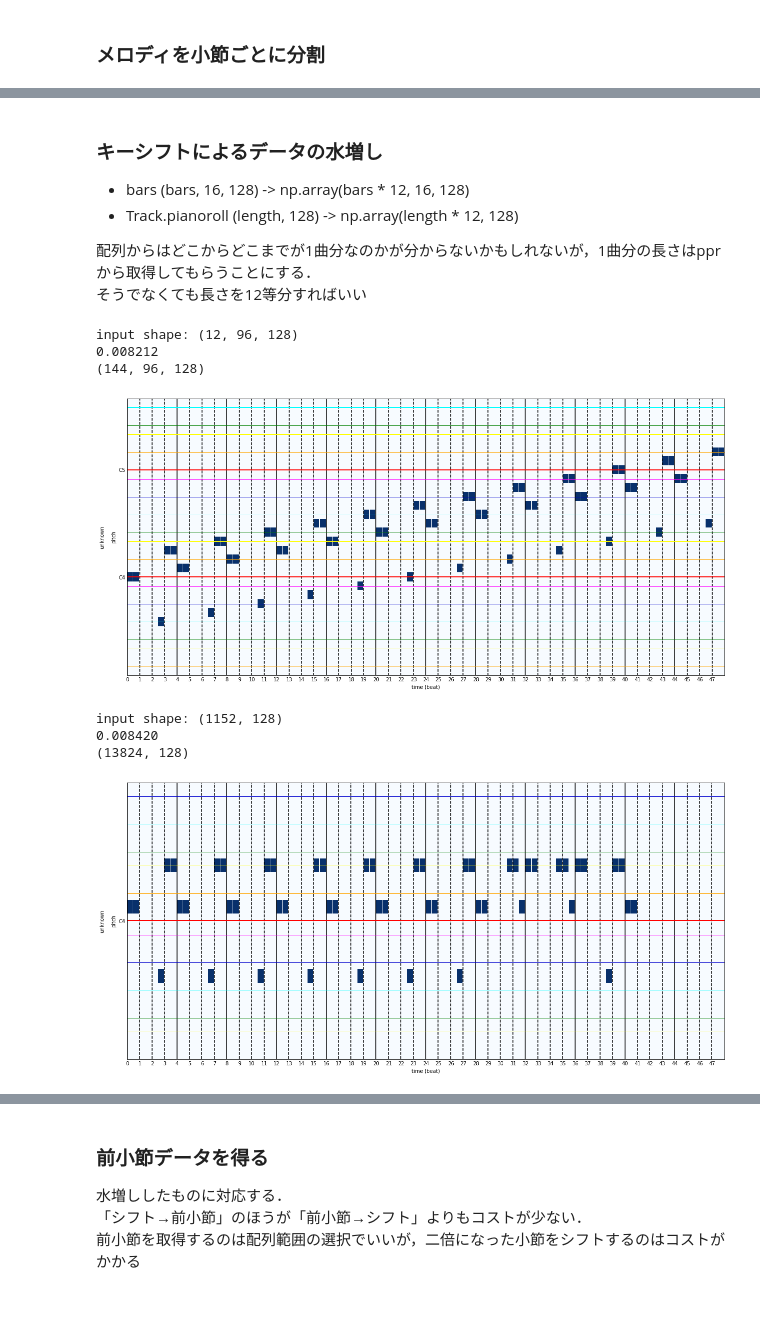
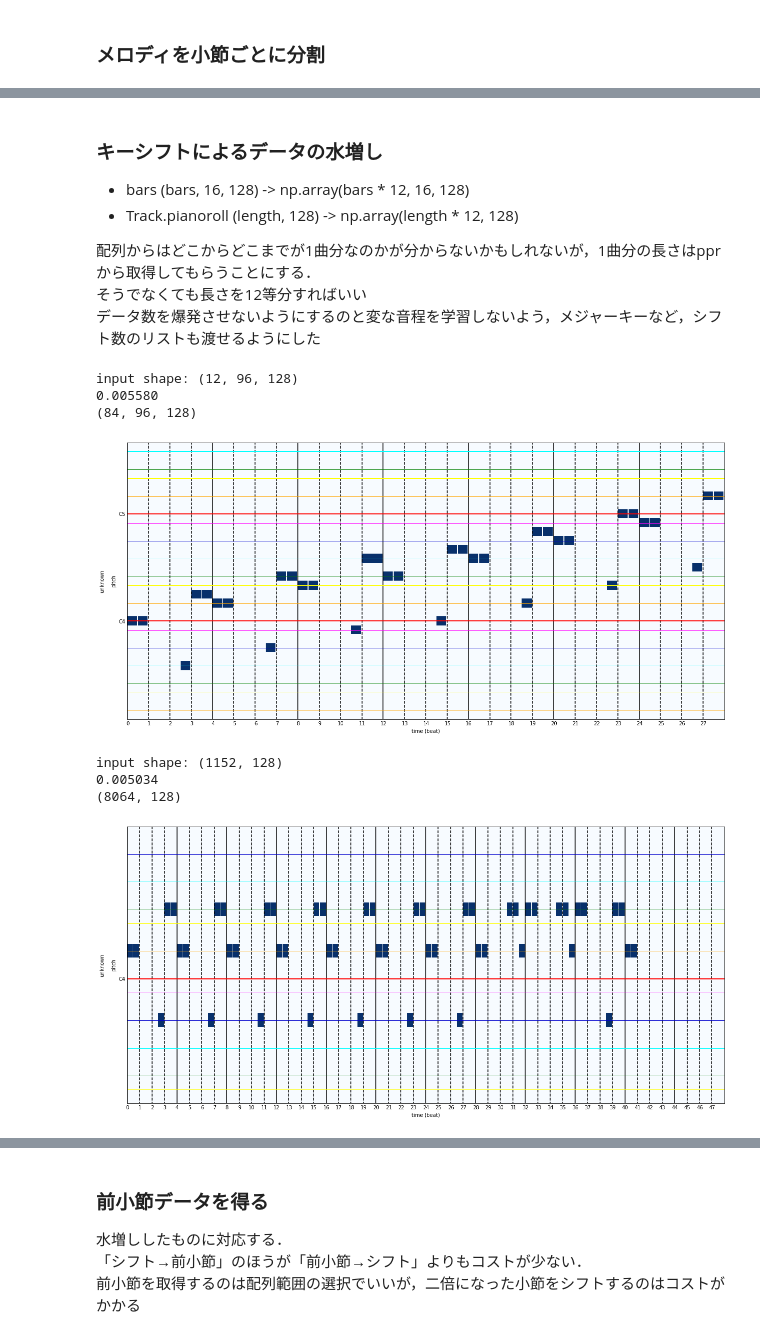
Before and after one commit to fuurin/midinet-followup, a Jupyter notebook: midinet_preparation.ipynb, the cells around one changed output, grey strips where cells are left out. Drawn from its saved outputs; the diff is of its cells as text; code cells hidden in the pictures; blank space fills up the shorter version.

```diff
--- a/midinet_preparation.ipynb
+++ b/midinet_preparation.ipynb
@@ -335,11 +335,11 @@ bar resolution: 96
 
 配列からはどこからどこまでが1曲分なのかが分からないかもしれないが，1曲分の長さはpprから取得してもらうことにする．
 そうでなくても長さを12等分すればいい
+データ数を爆発させないようにするのと変な音程を学習しないよう，メジャーキーなど，シフト数のリストも渡せるようにした
 # %%
 class AugumentBars(Processor):
-    def __init__(self, shifts=11, up=True):
-        self.shifts = shifts
-        self.keys = shifts + 1
+    def __init__(self, shifts=12, up=True):
+        self.keys = shifts if isinstance(shifts, list) else range(shifts)
         self.up = up
 
     def get_active_range(self, bars):
@@ -353,32 +353,33 @@ class AugumentBars(Processor):
         if bars.ndim != 3:
             return ppr, bars
         s0, s1, s2 = bars.shape
-        augumented_bars = np.zeros([s0 * self.keys, s1, s2])
+        augumented_bars = np.zeros([s0 * len(self.keys), s1, s2])
         lowest, highest = self.get_active_range(bars)
         if lowest and highest:
             clipped_bars = bars[:, :, lowest:highest+1]
-            for s in range(self.keys):
+            for i, s in enumerate(self.keys):
                 if self.up:
                     bottom, top = np.clip(lowest+s, 0, 127), np.clip(highest+s, 0, 127) + 1
                 else:
                     bottom, top = np.clip(lowest-s, 0, 127), np.clip(highest-s, 0, 127) + 1
-                augumented_bars[s0*s:s0*(s+1), :, bottom:top] = clipped_bars[:, :, 0:top-bottom]
+                augumented_bars[s0*i:s0*(i+1), :, bottom:top] = clipped_bars[:, :, 0:top-bottom]
         return ppr, augumented_bars
 # %%
 ppr = get_sample()
-augument_bars = AugumentBars()
+# augument_bars = AugumentBars()
+augument_bars = AugumentBars(shifts=[0, 2, 4, 5, 7, 9, 11])
 
 ppr, bars = get_bars(ppr, ppr.tracks[0])
 bars_num = bars.shape[0]
 print("input shape:", bars.shape)
 with Timer():
     ppr, bars = augument_bars(ppr, bars)
 print(bars.shape)
 grid_plot(Track(pianoroll=np.vstack(bars[0::bars_num])), beat_resolution=ppr.beat_resolution)
 # %% [output]
 input shape: (12, 96, 128)
-0.008212
-(144, 96, 128)
+0.005580
+(84, 96, 128)
-[figure, old version]
+[figure, new version]
 # %%
 class AugumentTrack(Processor):
@@ -412,7 +412,8 @@ class AugumentTrack(Processor):
         return ppr, augumented_bars
 # %%
 ppr = get_sample()
-augument_track = AugumentTrack()
+# augument_track = AugumentTrack()
+augument_track = AugumentTrack(shifts=[0, 2, 4, 5, 7, 9, 11])
 
 print("input shape:", ppr.tracks[0].pianoroll.shape)
 with Timer():
@@ -423,8 +424,8 @@ length = len(ppr.downbeat)
 grid_plot(Track(pianoroll=np.vstack(bars[length*i:length*(i+1)])), beat_resolution=ppr.beat_resolution)
 # %% [output]
 input shape: (1152, 128)
-0.008420
-(13824, 128)
+0.005034
+(8064, 128)
-[figure, old version]
+[figure, new version]
 # %%
 class AugumentChordVectors(Processor):
```
Also changed, not shown: parts of 25 cells of this notebook, 1 other file.
